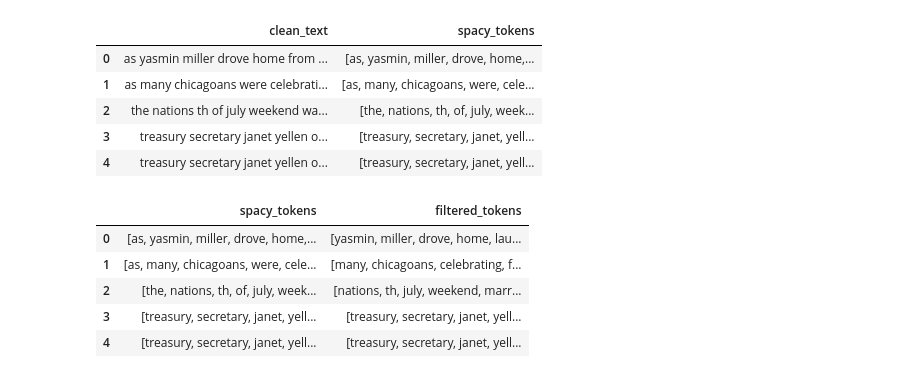
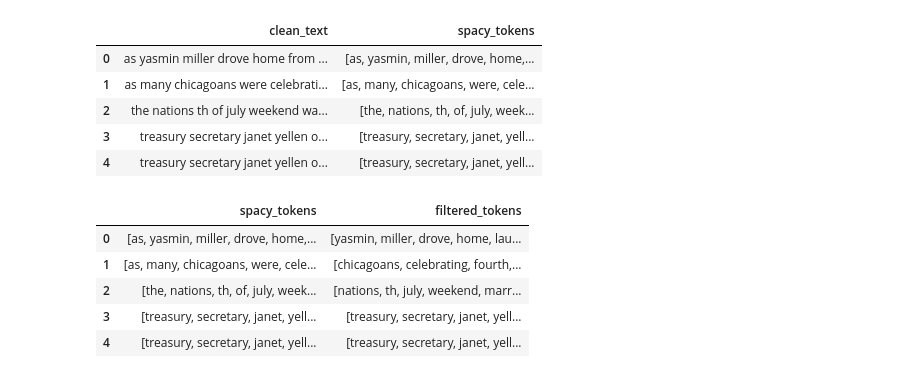
Before and after one commit to MiriamRunde/Qbias, a Jupyter notebook: explore.ipynb, the cells around one changed output. Drawn from its saved outputs; the diff is of its cells as text; code cells hidden in the pictures.

```diff
--- a/explore.ipynb
+++ b/explore.ipynb
@@ -82,18 +82,20 @@ order to load all the package's dependencies. You can do this by selecting the
 | 3 | treasury secretary janet yellen o... | [treasury, secretary, janet, yell... |
 | 4 | treasury secretary janet yellen o... | [treasury, secretary, janet, yell... |
 # %%
-# Define a minimal list of English stopwords
-manual_stopwords = set(["the", "a", "an", "is", "it", "to", "and", "in", "on", "for", "with", "of", "at", "by", "from", "as", "were", "was", "this"])
+from spacy.lang.en.stop_words import STOP_WORDS
 
-# Remove stopwords from tokens
-data['filtered_tokens'] = data['spacy_tokens'].apply(lambda x: [word for word in x if word not in manual_stopwords])
+# Use SpaCy's stopwords
+spacy_stopwords = STOP_WORDS
+
+# Remove stopwords using SpaCy
+data['filtered_tokens'] = data['spacy_tokens'].apply(lambda x: [word for word in x if word.lower() not in spacy_stopwords])
 
 # Display sample data
 data[['spacy_tokens', 'filtered_tokens']].head()
 # %% [output]
 |  | spacy_tokens | filtered_tokens |
 | 0 | [as, yasmin, miller, drove, home,... | [yasmin, miller, drove, home, lau... |
-| 1 | [as, many, chicagoans, were, cele... | [many, chicagoans, celebrating, f... |
+| 1 | [as, many, chicagoans, were, cele... | [chicagoans, celebrating, fourth,... |
 | 2 | [the, nations, th, of, july, week... | [nations, th, july, weekend, marr... |
 | 3 | [treasury, secretary, janet, yell... | [treasury, secretary, janet, yell... |
 | 4 | [treasury, secretary, janet, yell... | [treasury, secretary, janet, yell... |
```
Also changed, not shown: parts of 18 cells of this notebook.
